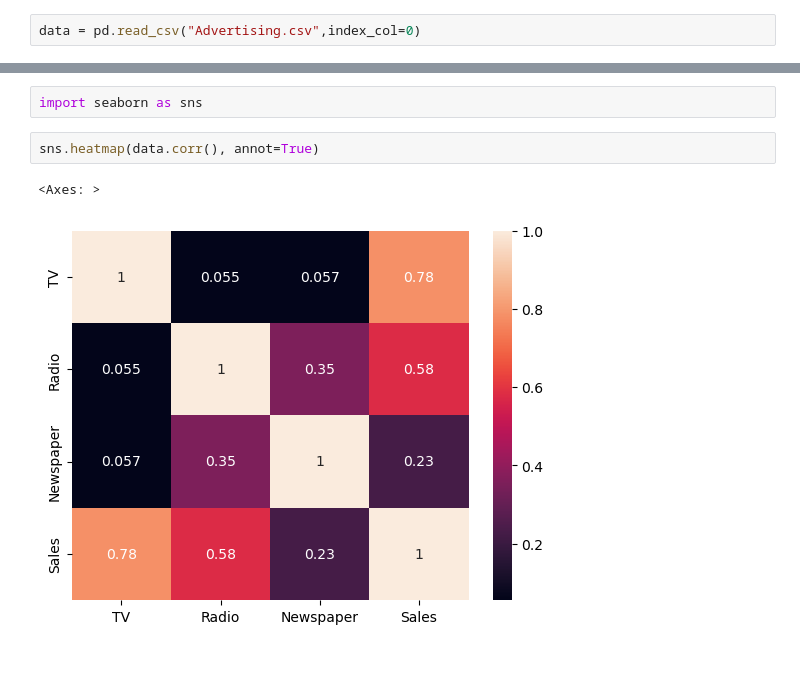
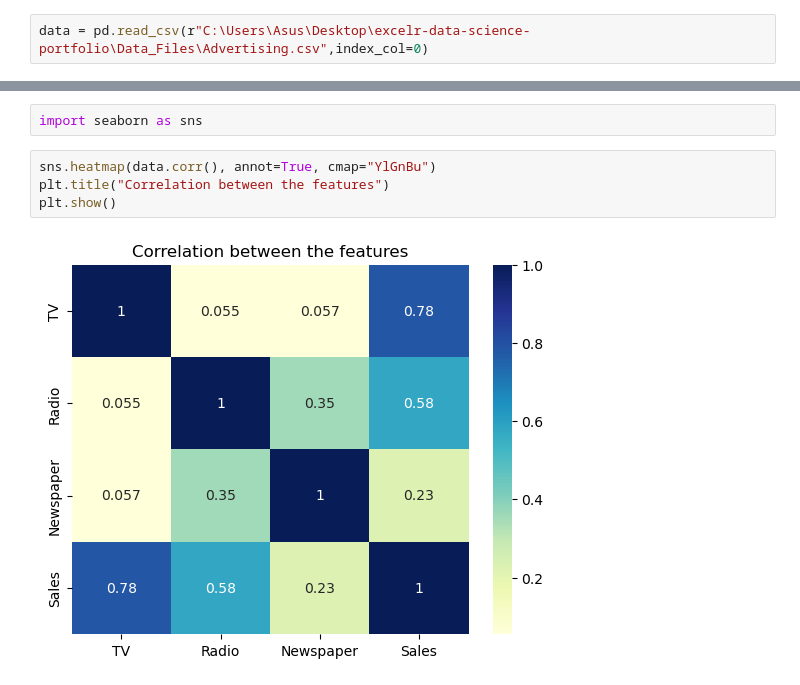
Before and after one commit to rutikeshpawar/excelr-data-science-portfolio, a Jupyter notebook: Lecture_BasicToAdvance/Lec_2_3_Python_Libraries_EDA.ipynb, the cells around one changed output, grey strips where cells are left out. Cells and saved outputs as stored; diff of their text form.

```diff
--- a/Lecture_BasicToAdvance/Lec_2_3_Python_Libraries_EDA.ipynb
+++ b/Lecture_BasicToAdvance/Lec_2_3_Python_Libraries_EDA.ipynb
@@ -37,7 +37,7 @@ import pandas as pd
 # 1. CSV
 # 2. XLSX
 # %%
-data = pd.read_csv("Advertising.csv",index_col=0)
+data = pd.read_csv(r"C:\Users\Asus\Desktop\excelr-data-science-portfolio\Data_Files\Advertising.csv",index_col=0)
 # %%
 data.head()
 # %% [output]
@@ -454,7 +449,8 @@ plt.scatter(data["Newspaper"],data["Sales"])
 # %%
 import seaborn as sns
 # %%
-sns.heatmap(data.corr(), annot=True)
+sns.heatmap(data.corr(), annot=True, cmap="YlGnBu")
+plt.title("Correlation between the features")
+plt.show()
 # %% [output]
-<Axes: >
-[figure, old version]
+[figure, new version]
```
Also changed, not shown: parts of 6 cells of this notebook, 6 other files.
